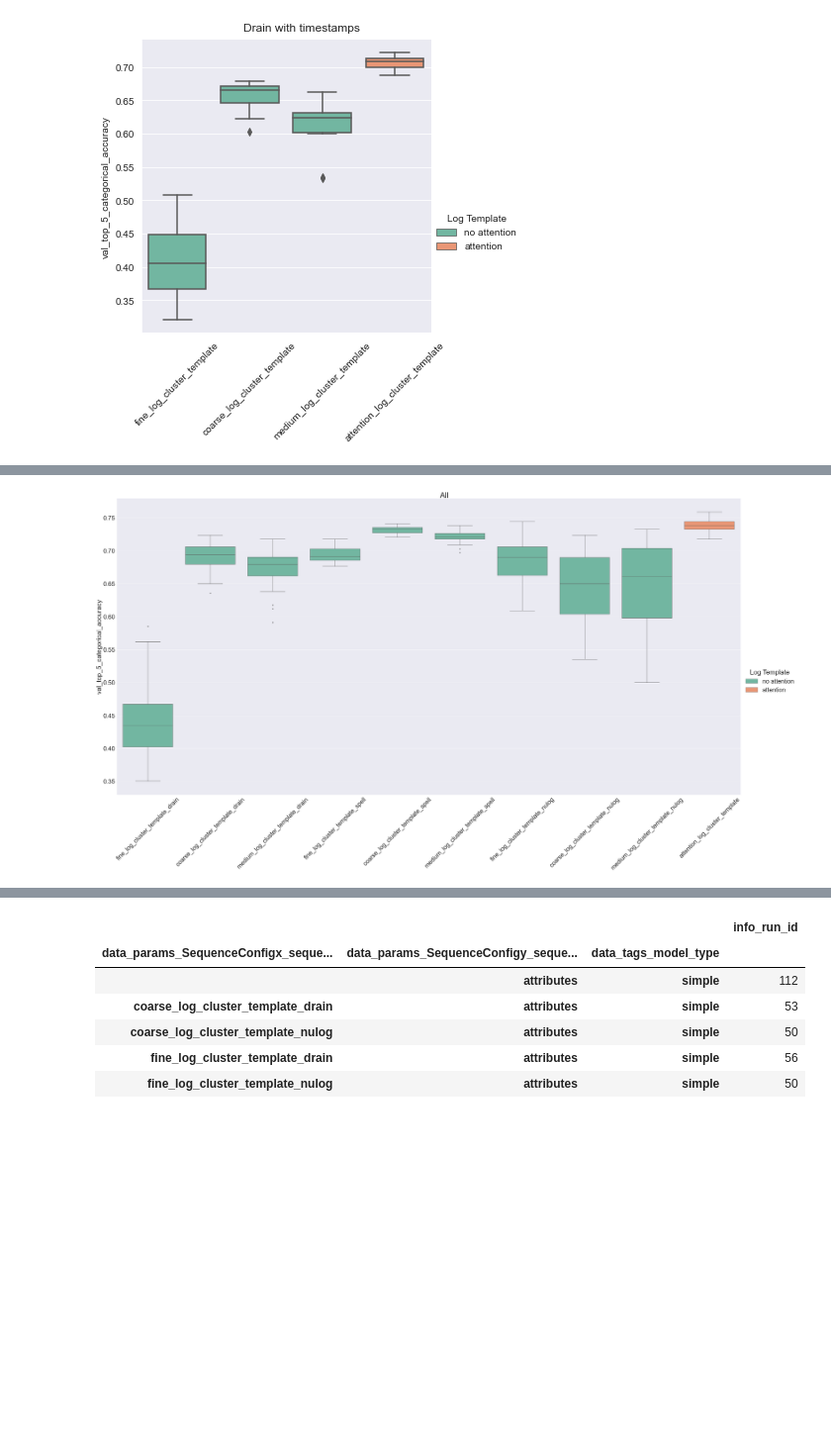
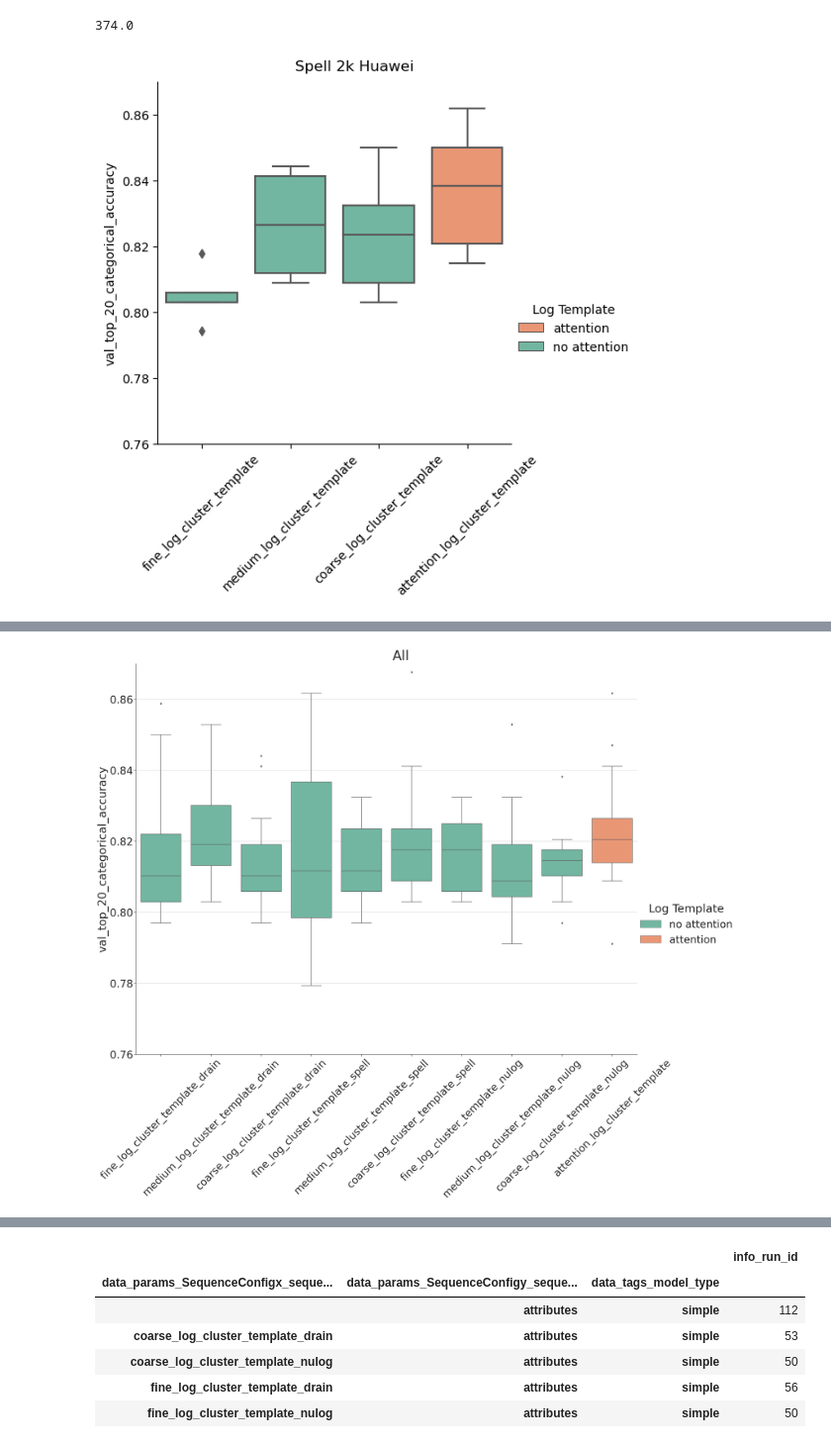
Before and after one commit to DerDoni/Domain-Guided-Monitoring, a Jupyter notebook: notebooks/Attention vs. no attention.ipynb, the cells around one changed output, grey strips where cells are left out. Shown at 99% size. Saved outputs shown, nothing was run; the diff lists cells and outputs as text; code cells hidden in the pictures; blank space fills up the shorter version.

```diff
--- a/notebooks/Attention vs. no attention.ipynb
+++ b/notebooks/Attention vs. no attention.ipynb
@@ -36,0 +30,3 @@ Queried 96 runs from MLFlow for huawei_logs
+# %%
+mlflow_helper = MlflowHelper(pkl_file=Path("mlflow_run_df.pkl"), experiment_id="519815984018260895")
+mlflow_helper.query_valid_runs(pkl_file=Path("mlflow_run_df.pkl"))
@@ -68,8 +75,8 @@ huawei_df.groupby(by=[
 # %%
 huawei_df = mlflow_helper.huawei_run_df(
-    valid_x_columns=["fine_log_cluster_template", "coarse_log_cluster_template", "medium_log_cluster_template", ""],
+    valid_x_columns=["fine_log_cluster_template", "medium_log_cluster_template", "coarse_log_cluster_template", ""],
     valid_y_columns=["attributes"],
-    include_drain_hierarchy=False,
+    include_drain_hierarchy=True,
 )
 huawei_df = huawei_df[
     huawei_df["data_params_ModelConfigbase_feature_embeddings_trainable"].astype(str) == "False"
@@ -92,8 +103,26 @@ huawei_df.groupby(by=[
 # %%
 huawei_metrics_df = mlflow_helper.load_best_metrics_for_ids(set(huawei_df["info_run_id"]))
+# %%
+df = huawei_metrics_df.copy()
+df["data_params_SequenceConfigx_sequence_column_name"] = df["data_params_SequenceConfigx_sequence_column_name"].apply(lambda x: {
+    "": "attention_log_cluster_template"
+}.get(x, x))
+df = df[
+        df["data_params_SequenceConfigy_sequence_column_name"].apply(lambda x: x == "attributes")
+        & df["data_tags_model_type"].apply(lambda x: x == "simple")
+        & df["data_params_ModelConfigbase_hidden_embeddings_trainable"].apply(lambda x: x == "False")
+        & df["data_params_HuaweiPreprocessorConfigremove_dates_from_payload"].apply(lambda x: x == "True")
+        & df["data_params_ExperimentConfign_epochs"].apply(lambda x: x == "25")
+        & df["data_params_SequenceConfigx_sequence_column_name"].apply(lambda x: x == "attention_log_cluster_template")
+        & df["data_params_HuaweiPreprocessorConfiglog_parser"].apply(lambda x: x == "spell")
+        & df["data_params_HuaweiPreprocessorConfigaggregated_log_file"].apply(lambda x: x == "data/logs_aggregated_concurrent_2000.csv")
+        ]
+df["data_metrics_x_vocab_size"].median()
+# %% [output]
+374.0
 # %%
-
 df = huawei_metrics_df.copy()
+custom_palette = {"attention": sns.color_palette("Set2")[1], "no attention": sns.color_palette("Set2")[0]}
 df["data_params_SequenceConfigx_sequence_column_name"] = df["data_params_SequenceConfigx_sequence_column_name"].apply(lambda x: {
     "": "attention_log_cluster_template"
 }.get(x, x))
@@ -102,25 +131,28 @@ g = sns.catplot(
     data=df[
         df["data_params_SequenceConfigy_sequence_column_name"].apply(lambda x: x == "attributes")
         & df["data_tags_model_type"].apply(lambda x: x == "simple")
-        &  df["data_params_ModelConfigbase_hidden_embeddings_trainable"].apply(lambda x: x == "False")
-        & df["data_params_HuaweiPreprocessorConfigremove_dates_from_payload"].apply(lambda x: x == "False")
+        & df["data_params_ModelConfigbase_hidden_embeddings_trainable"].apply(lambda x: x == "False")
+        & df["data_params_HuaweiPreprocessorConfigremove_dates_from_payload"].apply(lambda x: x == "True")
         & df["data_params_ExperimentConfign_epochs"].apply(lambda x: x == "25")
-        & df["data_params_HuaweiPreprocessorConfiglog_parser"].apply(lambda x: x == "drain")
+        & df["data_params_HuaweiPreprocessorConfiglog_parser"].apply(lambda x: x == "spell")
+        & df["data_params_HuaweiPreprocessorConfigaggregated_log_file"].apply(lambda x: x == "data/logs_aggregated_concurrent_2000.csv")
         ],
     hue="Log Template",
     x="data_params_SequenceConfigx_sequence_column_name",
-    y="val_top_5_categorical_accuracy_history_best",
+    y="val_top_20_categorical_accuracy_history_best",
     row="data_params_SequenceConfigy_sequence_column_name",
-    order=["fine_log_cluster_template", "coarse_log_cluster_template", "medium_log_cluster_template", "attention_log_cluster_template"],
+    order=["fine_log_cluster_template",  "medium_log_cluster_template", "coarse_log_cluster_template","attention_log_cluster_template"],
     kind="box",
-    palette="Set2",
+    palette=custom_palette,
     dodge=False,
-).set_xticklabels(rotation=45).set_titles("").set_axis_labels('', "val_top_5_categorical_accuracy")
-plt.savefig("with_timestamps.png", dpi=300, bbox_inches="tight")
-plt.suptitle("Drain with timestamps")
+).set_xticklabels(rotation=45).set_titles("").set_axis_labels('', "val_top_20_categorical_accuracy")
+# Set the y-axis limits
+plt.ylim(0.76, 0.87)
+plt.savefig("Gram_2k_huawei TOP 20.png", dpi=300, bbox_inches="tight")
+plt.suptitle("Spell 2k Huawei")
 plt.show()
 # %% [output]
-[figure, old version]
+[figure, new version]
 # %%
 df = pd.read_pickle("../all_logs.pkl")
 df = df [["num_logs", "num_events", "all_events", "attributes", "fine_log_cluster_template_drain", "medium_log_cluster_template_drain", "coarse_log_cluster_template_drain", "fine_log_cluster_template_nulog", "medium_log_cluster_template_nulog", "coarse_log_cluster_template_nulog"]]
@@ -131,36 +163,38 @@ df.head()
 | 0 | 863 | 863 | [[Hostname#wally113, coarse_log_c... | [[Hostname#wally113, , http_statu... | [[fine_log_cluster_template_drain... | [[medium_log_cluster_template_dra... | ... |
 # %%
 sns.set(font_scale=3)
+sns.set_style("ticks",{'axes.grid' : True})
 df = huawei_metrics_df.copy()
 df["data_params_SequenceConfigx_sequence_column_name"] = df["data_params_SequenceConfigx_sequence_column_name"].apply(lambda x: {
     "": "attention_log_cluster_template"
 }.get(x, x))
 df["Log Template"] = df["data_params_SequenceConfigx_sequence_column_name"].apply(lambda x: "attention" if "attention" in x else "no attention")
 g = sns.catplot(
     data=df[
         df["data_params_SequenceConfigy_sequence_column_name"].apply(lambda x: x == "attributes")
         & df["data_tags_model_type"].apply(lambda x: x == "simple")
         &  df["data_params_ModelConfigbase_hidden_embeddings_trainable"].apply(lambda x: x == "False")
         & df["data_params_HuaweiPreprocessorConfigremove_dates_from_payload"].apply(lambda x: x == "True")
         & df["data_params_ExperimentConfign_epochs"].apply(lambda x: x == "25")
         & df["data_params_HuaweiPreprocessorConfiglog_parser"].apply(lambda x: x == "all")
         ],
     hue="Log Template",
     x="data_params_SequenceConfigx_sequence_column_name",
-    y="val_top_5_categorical_accuracy_history_best",
+    y="val_top_20_categorical_accuracy_history_best",
     row="data_params_SequenceConfigy_sequence_column_name",
-    order=["fine_log_cluster_template_drain", "coarse_log_cluster_template_drain", "medium_log_cluster_template_drain", "fine_log_cluster_template_spell", "coarse_log_cluster_template_spell",
-           "medium_log_cluster_template_spell", "fine_log_cluster_template_nulog", "coarse_log_cluster_template_nulog", "medium_log_cluster_template_nulog", "attention_log_cluster_template"],
+    order=["fine_log_cluster_template_drain", "medium_log_cluster_template_drain", "coarse_log_cluster_template_drain", "fine_log_cluster_template_spell", "medium_log_cluster_template_spell",
+           "coarse_log_cluster_template_spell", "fine_log_cluster_template_nulog", "medium_log_cluster_template_nulog", "coarse_log_cluster_template_nulog", "attention_log_cluster_template"],
     kind="box",
     palette="Set2",
     dodge=False,
-    height=25,
-    aspect=2,
-).set_xticklabels(rotation=45).set_titles("").set_axis_labels('', "val_top_5_categorical_accuracy")
-plt.savefig("all_results.png", dpi=120, bbox_inches="tight")
+    height=20,
+    aspect=1.3,
+).set_xticklabels(rotation=45).set_titles("").set_axis_labels('', "val_top_20_categorical_accuracy")
+plt.ylim(0.76, 0.87)
+plt.savefig("all_results.png", dpi=150, bbox_inches="tight")
 plt.suptitle("All")
 plt.show()
 # %% [output]
-[figure, old version]
+[figure, new version]
 # %%
 huawei_df = mlflow_helper.huawei_run_df(
```
Also changed, not shown: parts of 40 cells of this notebook, 15 other files.
